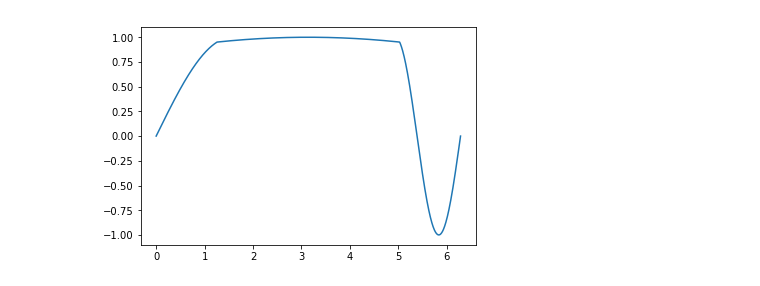
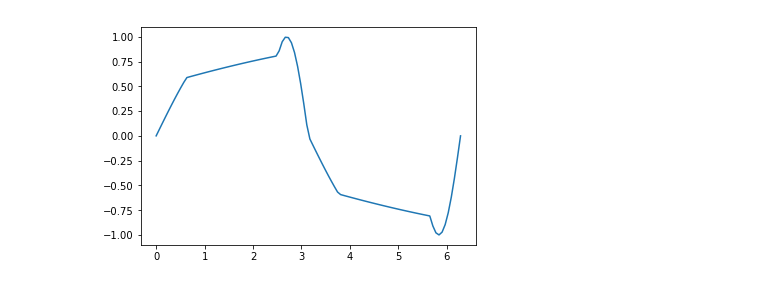
Before and after one commit to bkersbergen/warp, a Jupyter notebook: fwarp/demo.ipynb, the cells around one changed output. Saved outputs shown, nothing was run; the diff lists cells and outputs as text; code cells hidden in the pictures.

```diff
--- a/fwarp/demo.ipynb
+++ b/fwarp/demo.ipynb
@@ -9,0 +16,2 @@ This function is warped such that the first .2 of the period interval proceed at
+# %%
+x = np.linspace(0, 2*np.pi, 100)
@@ -9,0 +32,3 @@ This function is warped such that the first .2 of the period interval proceed at
+# %%
+noisy_sin = fwarp.add_noise(np.sin, 0.1)
+plt.plot(x, noisy_sin(x));
@@ -10,2 +54,5 @@ This function is warped such that the first .2 of the period interval proceed at
 # %%
-new_sin = warp.warp(np.sin, [0.2, .8], [.2, .1, .7], np.pi*2)
+new_sin = fwarp.warp(np.sin, [.2, .8], [.2, .1, .7], np.pi)
+plt.plot(x, new_sin(x));
+# %% [output]
+[figure, added]
@@ -14,4 +58,0 @@ x = np.linspace(0, 2*np.pi, 1000)
-# %%
-plt.plot(x, new_sin(x));
-# %% [output]
-[figure, removed]
```
Also changed, not shown: parts of 17 cells of this notebook.
